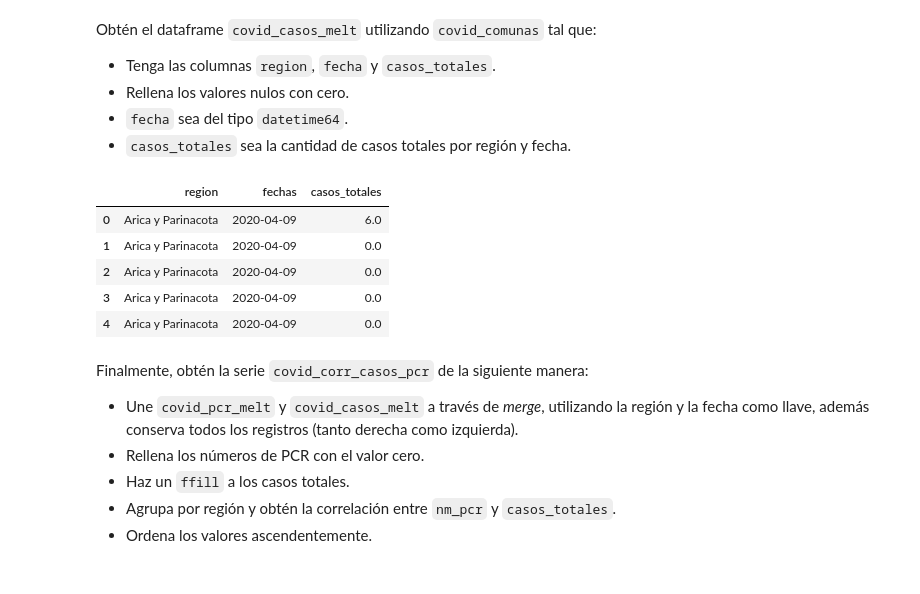
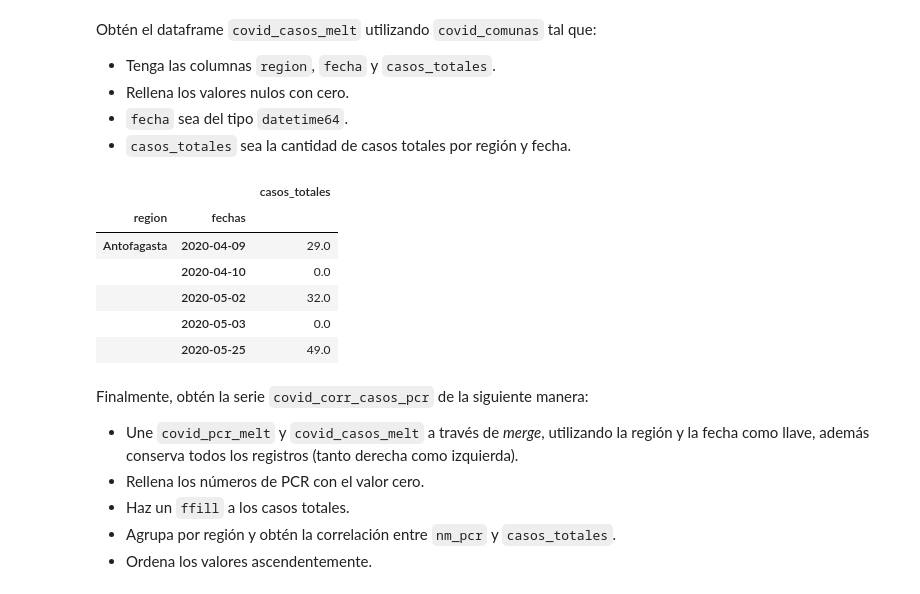
Before and after one commit to Bastian951/mat281_portfolio, a Jupyter notebook: homeworks/hwk01.ipynb, the cells around one changed output. Saved outputs shown, nothing was run; the diff lists cells and outputs as text; code cells hidden in the pictures.

```diff
--- a/homeworks/hwk01.ipynb
+++ b/homeworks/hwk01.ipynb
@@ -464,21 +464,22 @@ Obtén el dataframe `covid_casos_melt` utilizando `covid_comunas` tal que:
 # %%
 covid_casos_melt = (
     covid_comunas.melt(id_vars=["region"], value_vars=list(covid_comunas)[5:len(list(covid_comunas))-1],var_name='fechas', value_name='casos_totales')
     .fillna(0)
 )
 
 covid_casos_melt["fechas"] = pd.to_datetime(covid_pcr_melt["fechas"], format='%Y-%m-%d')
 
-
+covid_casos_melt=covid_casos_melt.groupby(["region","fechas"]).agg(casos_totales=("casos_totales","sum"))
 
 covid_casos_melt.head()
 # %% [output]
-|  | region | fechas | casos_totales |
-| 0 | Arica y Parinacota | 2020-04-09 | 6.0 |
-| 1 | Arica y Parinacota | 2020-04-09 | 0.0 |
-| 2 | Arica y Parinacota | 2020-04-09 | 0.0 |
-| 3 | Arica y Parinacota | 2020-04-09 | 0.0 |
-| 4 | Arica y Parinacota | 2020-04-09 | 0.0 |
+|  |  | casos_totales |
+| region | fechas |  |
+| Antofagasta | 2020-04-09 | 29.0 |
+|  | 2020-04-10 | 0.0 |
+|  | 2020-05-02 | 32.0 |
+|  | 2020-05-03 | 0.0 |
+|  | 2020-05-25 | 49.0 |
 # %% [markdown]
 Finalmente, obtén la serie `covid_corr_casos_pcr` de la siguiente manera:
 
```
Also changed, not shown: parts of 20 cells of this notebook.
